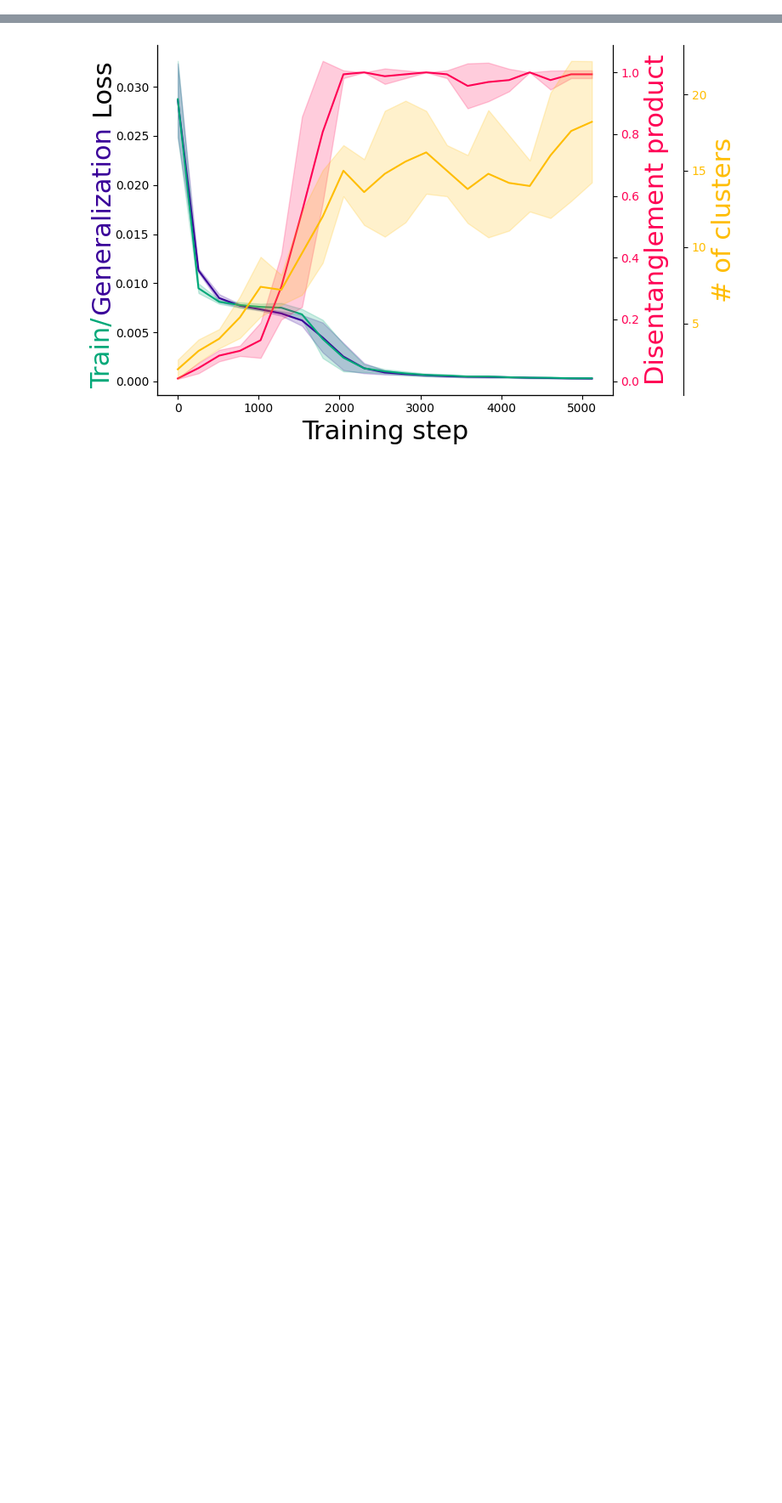
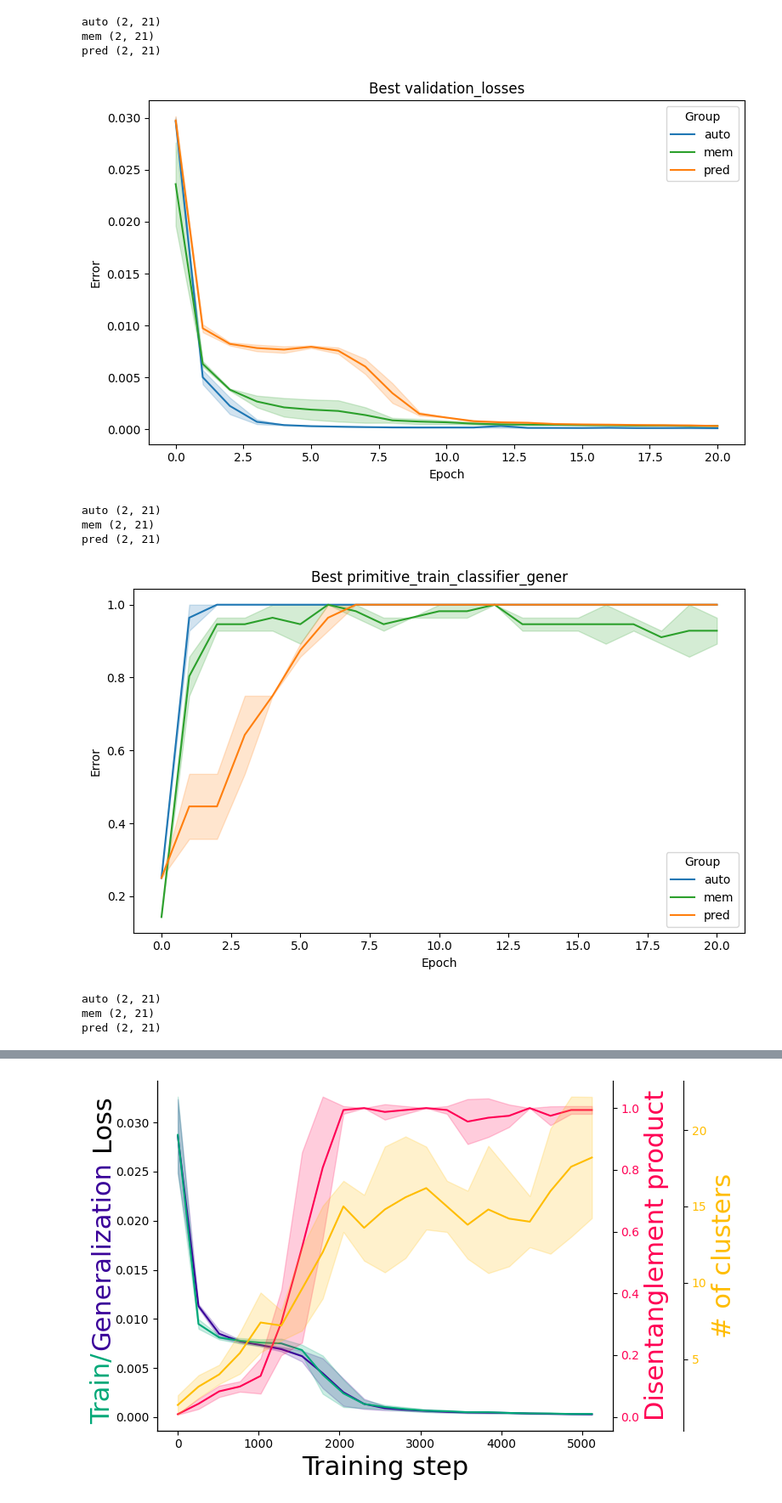
Before and after one commit to gauthierboeshertz/comp_predictive_learning, a Jupyter notebook: notebooks/make_performance_plots.ipynb, the cells around one changed output, grey strips where cells are left out. Shown at 85% size. Cells and saved outputs as stored; diff of their text form; code cells hidden in the pictures; blank space fills up the shorter version.

```diff
--- a/notebooks/make_performance_plots.ipynb
+++ b/notebooks/make_performance_plots.ipynb
@@ -304,5 +304,5 @@ def plot_best_curves(groups,
 groups = group_results_by_params(
     param_names   = ["model.type"],
     base_hparams  = {},
-    parents_dir   = "/home/ghb24/compo_predictive_learning/outputs/"
+    parents_dir   = "/home/ghb24/paper_git/comp_predictive_learning/revieww/"
 )
@@ -309,16 +312,28 @@ groups = group_results_by_params(
 # %%
 best_res = plot_best_curves(
     groups       = groups,
     curve_names  = [
                    "validation_losses",
                    "primitive_train_classifier_gener",
                     "primitive_val_classifier_gener",
                     "color_val_classifier_gener",
                     "position_val_classifier_gener",
                     "disentanglement_product"],
-    metric_key   = "validation_losses",
-    min_or_max   = "min",
+    metric_key   = "disentanglement_product",
+    min_or_max   = "max",
     xlabel       = "Epoch",
     ylabel       = "Error",
     num_expected_seeds=2
 )
+# %% [output]
+auto (2, 21)
+mem (2, 21)
+pred (2, 21)
+[figure, added]
+auto (2, 21)
+mem (2, 21)
+pred (2, 21)
+[figure, added]
+auto (2, 21)
+mem (2, 21)
+pred (2, 21)
```
Also changed, not shown: parts of 11 cells of this notebook, 8 other files.
